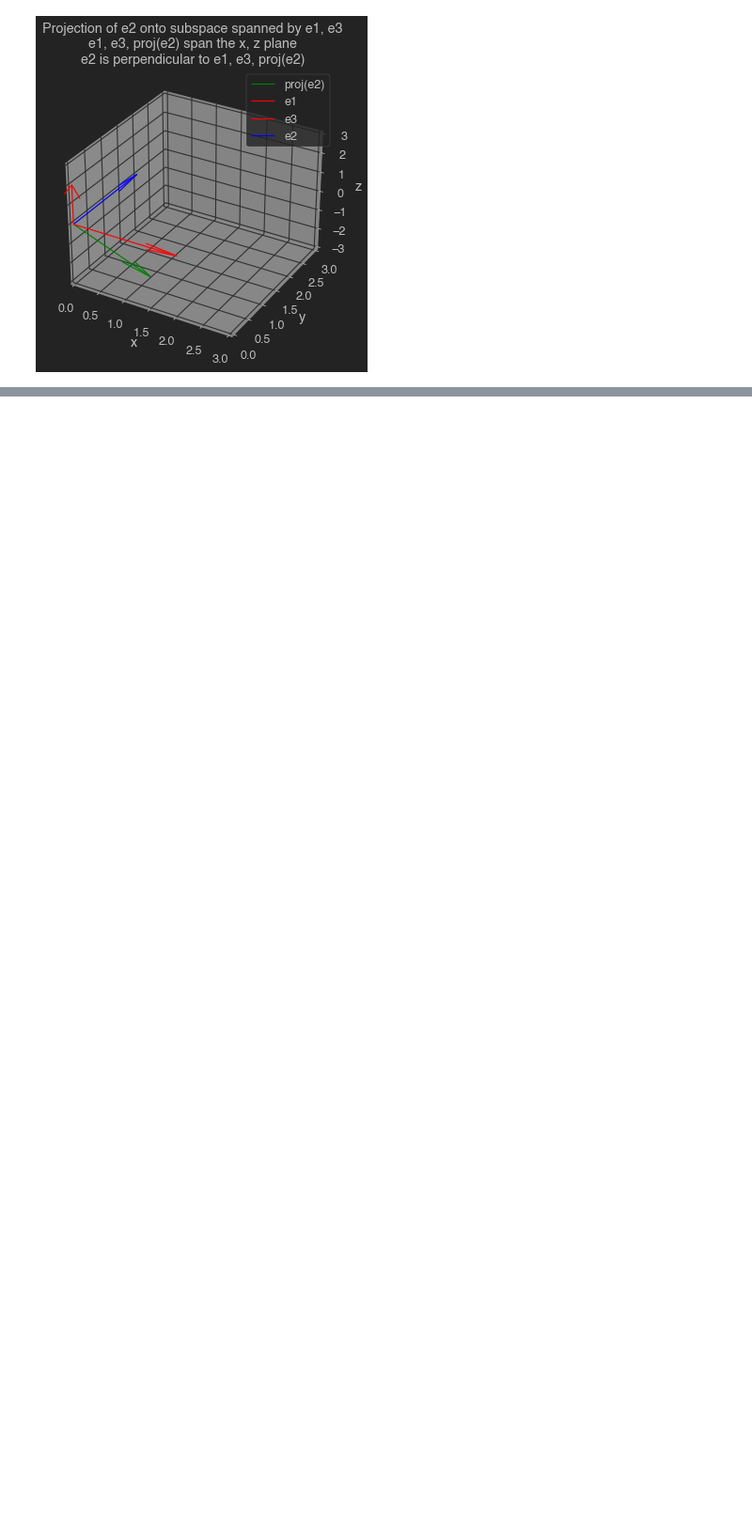
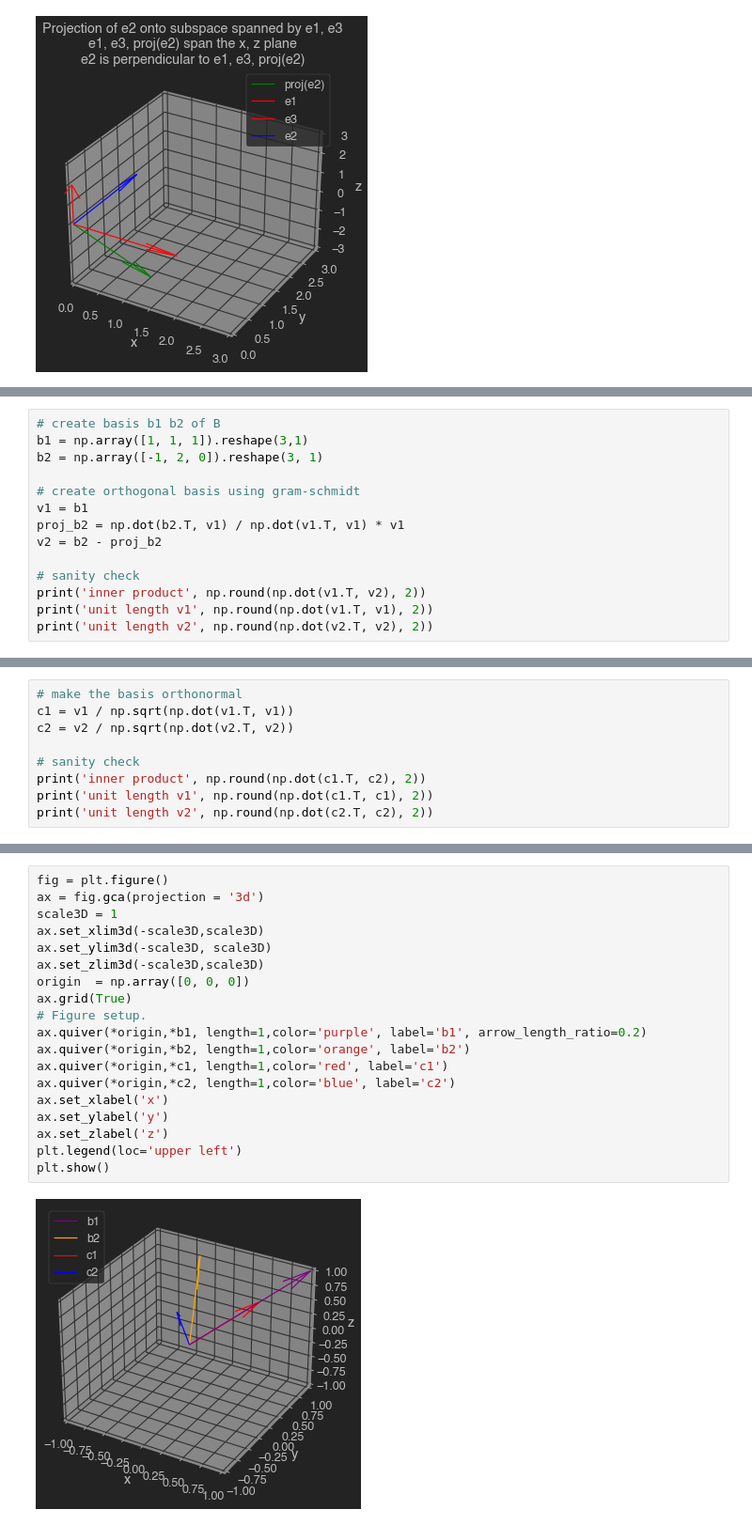
Before and after one commit to Pooret/biased_outliers, a Jupyter notebook: Ch. 3 Exercises.ipynb, the cells around one changed output, grey strips where cells are left out. Shown at 94% size. Drawn from its saved outputs; the diff is of its cells as text; blank space fills up the shorter version.

```diff
--- a/Ch. 3 Exercises.ipynb
+++ b/Ch. 3 Exercises.ipynb
@@ -462,0 +510,14 @@ plt.show()
+# %%
+# create basis b1 b2 of B
+b1 = np.array([1, 1, 1]).reshape(3,1)
+b2 = np.array([-1, 2, 0]).reshape(3, 1)
+
+# create orthogonal basis using gram-schmidt
+v1 = b1
+proj_b2 = np.dot(b2.T, v1) / np.dot(v1.T, v1) * v1
+v2 = b2 - proj_b2
+
+# sanity check
+print('inner product', np.round(np.dot(v1.T, v2), 2))
+print('unit length v1', np.round(np.dot(v1.T, v1), 2))
+print('unit length v2', np.round(np.dot(v2.T, v2), 2))
@@ -462,0 +528,9 @@ plt.show()
+# %%
+# make the basis orthonormal
+c1 = v1 / np.sqrt(np.dot(v1.T, v1))
+c2 = v2 / np.sqrt(np.dot(v2.T, v2))
+
+# sanity check
+print('inner product', np.round(np.dot(c1.T, c2), 2))
+print('unit length v1', np.round(np.dot(c1.T, c1), 2))
+print('unit length v2', np.round(np.dot(c2.T, c2), 2))
@@ -462,0 +553,21 @@ plt.show()
+# %%
+fig = plt.figure()
+ax = fig.gca(projection = '3d')
+scale3D = 1
+ax.set_xlim3d(-scale3D,scale3D)
+ax.set_ylim3d(-scale3D, scale3D)
+ax.set_zlim3d(-scale3D,scale3D)
+origin  = np.array([0, 0, 0])
+ax.grid(True)
+# Figure setup.
+ax.quiver(*origin,*b1, length=1,color='purple', label='b1', arrow_length_ratio=0.2)
+ax.quiver(*origin,*b2, length=1,color='orange', label='b2')
+ax.quiver(*origin,*c1, length=1,color='red', label='c1')
+ax.quiver(*origin,*c2, length=1,color='blue', label='c2')
+ax.set_xlabel('x')
+ax.set_ylabel('y')
+ax.set_zlabel('z')
+plt.legend(loc='upper left')
+plt.show()
+# %% [output]
+[figure, added]
```
Also changed, not shown: parts of 20 cells of this notebook.
